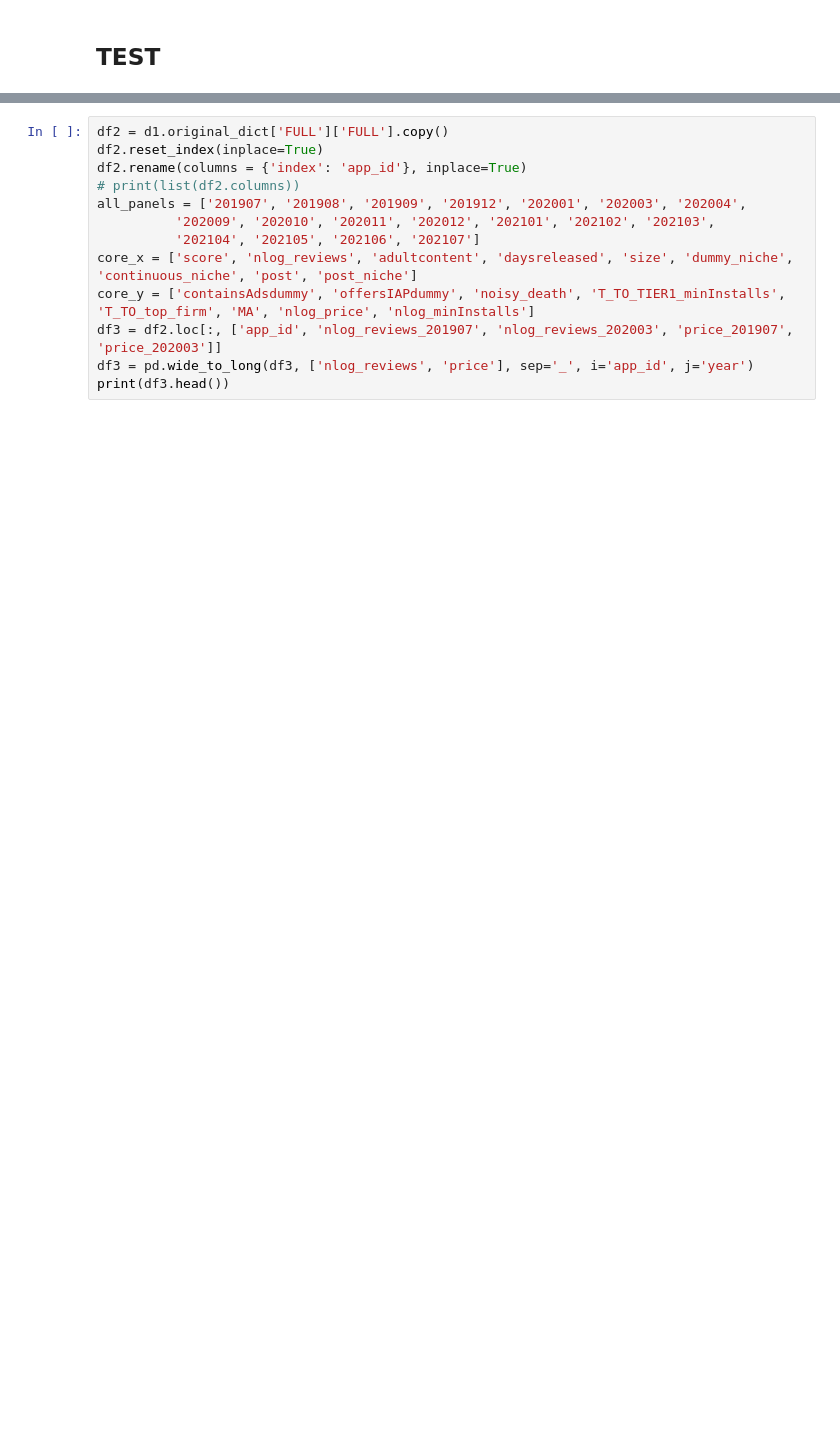
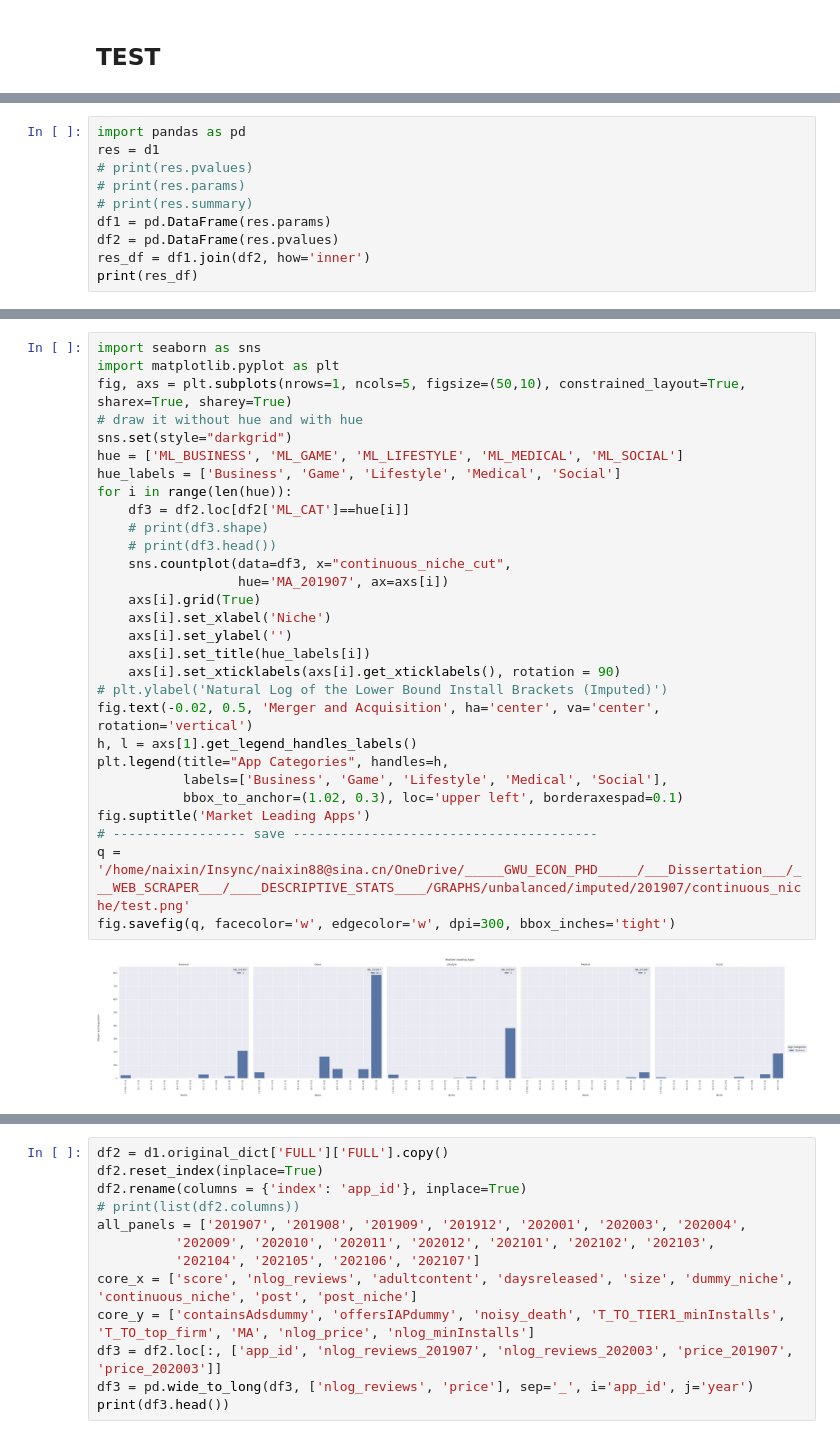
Before and after one commit to nz44/phd_dissertation, a Jupyter notebook: scripts/___main_code___.ipynb, the cells around one changed output, grey strips where cells are left out. Cells and saved outputs as stored; diff of their text form; blank space fills up the shorter version.

```diff
--- a/scripts/___main_code___.ipynb
+++ b/scripts/___main_code___.ipynb
@@ -365,0 +373,10 @@ fig.savefig(q, facecolor='w', edgecolor='w', dpi=300)
+# %%
+import pandas as pd
+res = d1
+# print(res.pvalues)
+# print(res.params)
+# print(res.summary)
+df1 = pd.DataFrame(res.params)
+df2 = pd.DataFrame(res.pvalues)
+res_df = df1.join(df2, how='inner')
+print(res_df)
@@ -366,3 +404,34 @@ fig.savefig(q, facecolor='w', edgecolor='w', dpi=300)
+# %%
+import seaborn as sns
+import matplotlib.pyplot as plt
+fig, axs = plt.subplots(nrows=1, ncols=5, figsize=(50,10), constrained_layout=True, sharex=True, sharey=True)
+# draw it without hue and with hue
+sns.set(style="darkgrid")
+hue = ['ML_BUSINESS', 'ML_GAME', 'ML_LIFESTYLE', 'ML_MEDICAL', 'ML_SOCIAL']
+hue_labels = ['Business', 'Game', 'Lifestyle', 'Medical', 'Social']
+for i in range(len(hue)):
+    df3 = df2.loc[df2['ML_CAT']==hue[i]]
+    # print(df3.shape)
+    # print(df3.head())
+    sns.countplot(data=df3, x="continuous_niche_cut",
+                  hue='MA_201907', ax=axs[i])
+    axs[i].grid(True)
+    axs[i].set_xlabel('Niche')
+    axs[i].set_ylabel('')
+    axs[i].set_title(hue_labels[i])
+    axs[i].set_xticklabels(axs[i].get_xticklabels(), rotation = 90)
+# plt.ylabel('Natural Log of the Lower Bound Install Brackets (Imputed)')
+fig.text(-0.02, 0.5, 'Merger and Acquisition', ha='center', va='center', rotation='vertical')
+h, l = axs[1].get_legend_handles_labels()
+plt.legend(title="App Categories", handles=h,
+           labels=['Business', 'Game', 'Lifestyle', 'Medical', 'Social'],
+           bbox_to_anchor=(1.02, 0.3), loc='upper left', borderaxespad=0.1)
+fig.suptitle('Market Leading Apps')
+# ----------------- save ---------------------------------------
+q = '/home/naixin/Insync/naixin88@sina.cn/OneDrive/_____GWU_ECON_PHD_____/___Dissertation___/___WEB_SCRAPER___/____DESCRIPTIVE_STATS____/GRAPHS/unbalanced/imputed/201907/continuous_niche/test.png'
+fig.savefig(q, facecolor='w', edgecolor='w', dpi=300, bbox_inches='tight')
+# %% [output]
+[figure, added]
 # %%
 f_name = '/home/naixin/Insync/naixin88@sina.cn/OneDrive/_____GWU_ECON_PHD_____/___Dissertation___/___WEB_SCRAPER___/____OLS_RESULTS____/summary_results/unbalanced_continuous_niche_imputed_ols_cross_sectional_results.csv'
 df = pd.read_csv(f_name)
```
Also changed, not shown: parts of 17 cells of this notebook, 2 other files.
